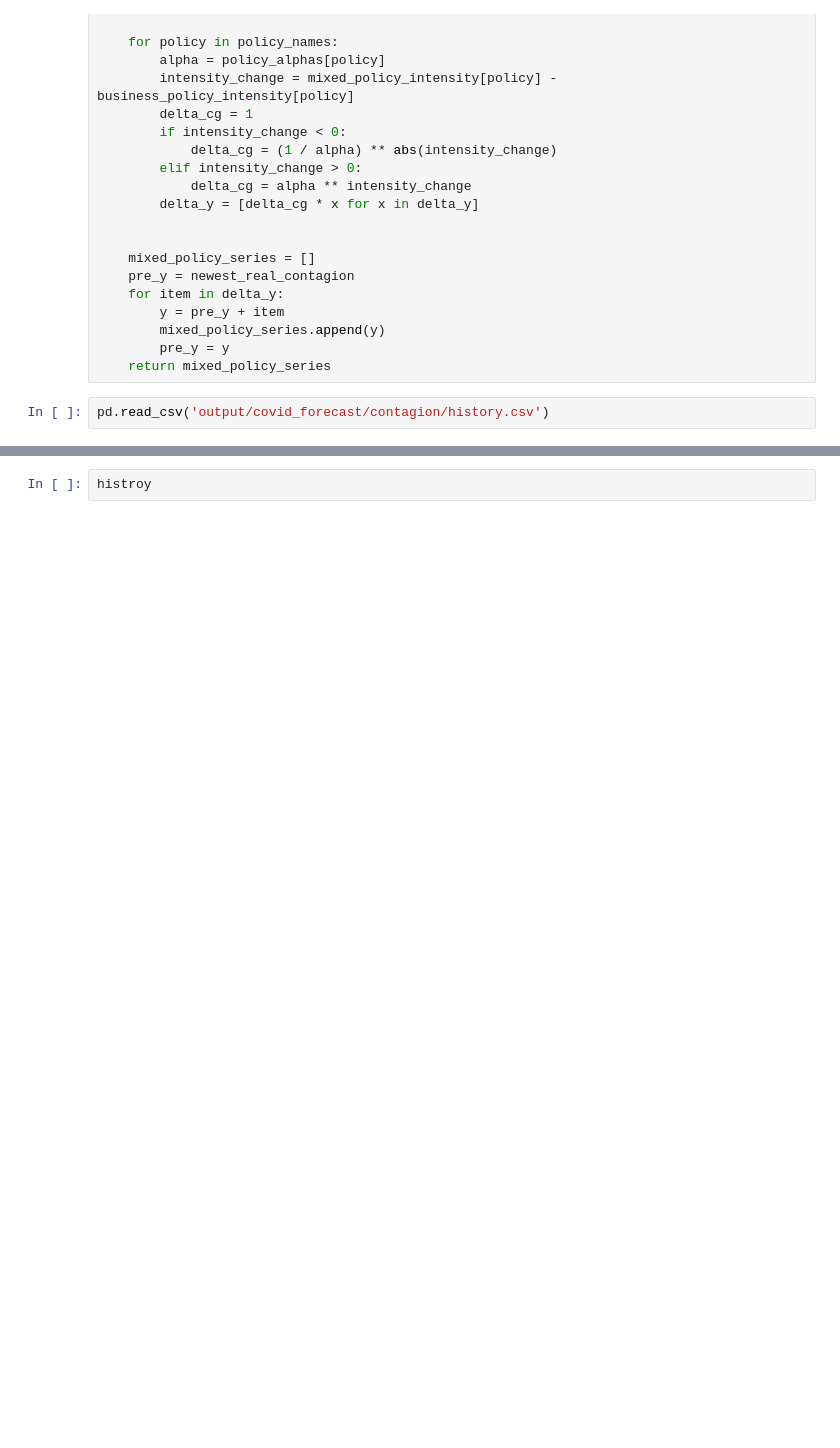
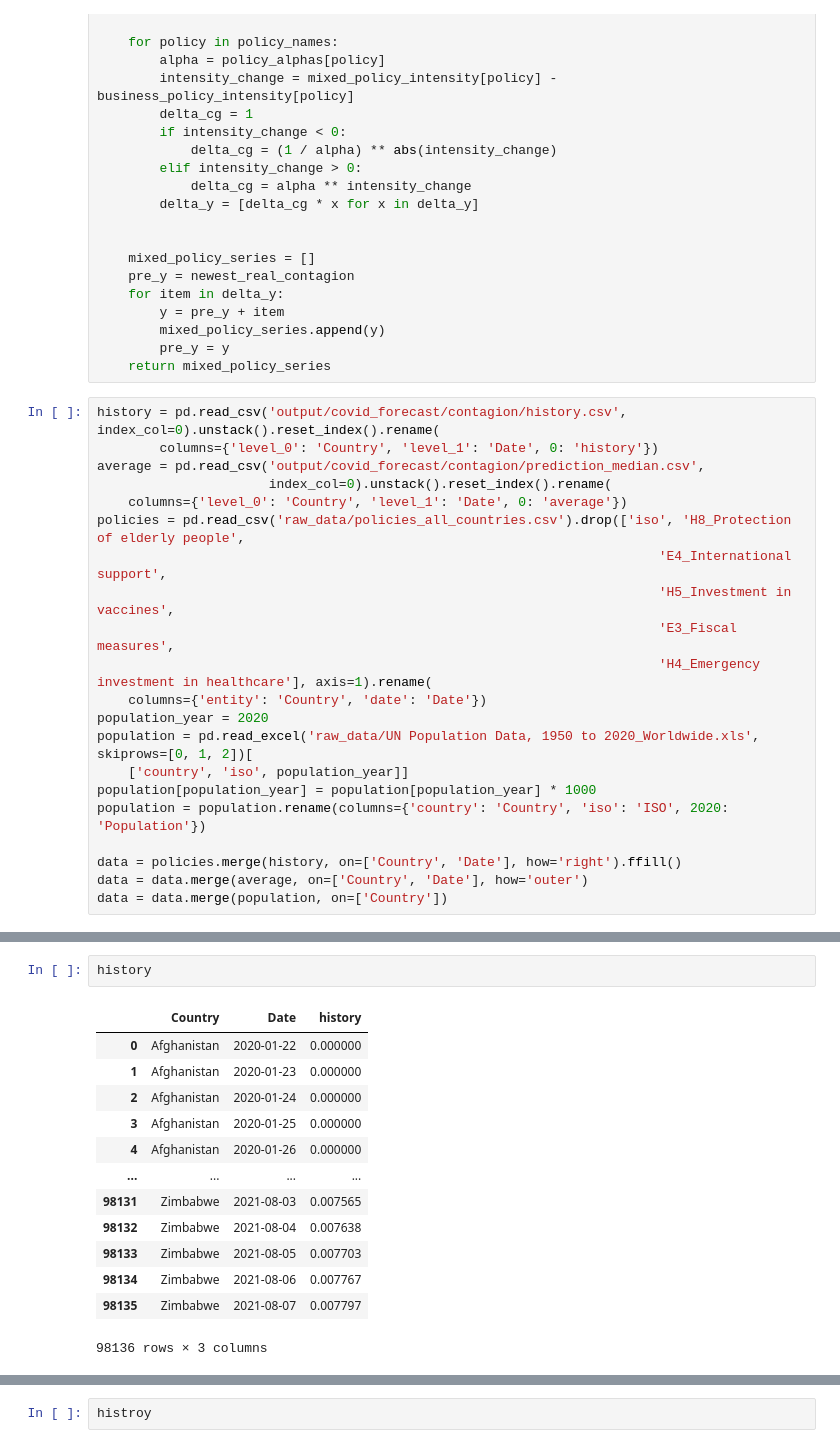
Before and after one commit to Mrzhouqifei/SUSTAIN, a Jupyter notebook: test.ipynb, the cells around one changed output, grey strips where cells are left out. Cells and saved outputs as stored; diff of their text form; blank space fills up the shorter version.

```diff
--- a/test.ipynb
+++ b/test.ipynb
@@ -178,4 +157,23 @@ def mixed_policies_forecast(business_policy_intensity, mixed_policy_intensity,
         pre_y = y
     return mixed_policy_series
 # %%
-pd.read_csv('output/covid_forecast/contagion/history.csv')
+history = pd.read_csv('output/covid_forecast/contagion/history.csv', index_col=0).unstack().reset_index().rename(
+        columns={'level_0': 'Country', 'level_1': 'Date', 0: 'history'})
+average = pd.read_csv('output/covid_forecast/contagion/prediction_median.csv',
+                      index_col=0).unstack().reset_index().rename(
+    columns={'level_0': 'Country', 'level_1': 'Date', 0: 'average'})
+policies = pd.read_csv('raw_data/policies_all_countries.csv').drop(['iso', 'H8_Protection of elderly people',
+                                                                        'E4_International support',
+                                                                        'H5_Investment in vaccines',
+                                                                        'E3_Fiscal measures',
+                                                                        'H4_Emergency investment in healthcare'], axis=1).rename(
+    columns={'entity': 'Country', 'date': 'Date'})
+population_year = 2020
+population = pd.read_excel('raw_data/UN Population Data, 1950 to 2020_Worldwide.xls', skiprows=[0, 1, 2])[
+    ['country', 'iso', population_year]]
+population[population_year] = population[population_year] * 1000
+population = population.rename(columns={'country': 'Country', 'iso': 'ISO', 2020: 'Population'})
+
+data = policies.merge(history, on=['Country', 'Date'], how='right').ffill()
+data = data.merge(average, on=['Country', 'Date'], how='outer')
+data = data.merge(population, on=['Country'])
@@ -196,3 +200,19 @@ pd.read_csv('output/covid_forecast/contagion/history.csv')
+# %%
+history
+# %% [output]
+|  | Country | Date | history |
+| 0 | Afghanistan | 2020-01-22 | 0.000000 |
+| 1 | Afghanistan | 2020-01-23 | 0.000000 |
+| 2 | Afghanistan | 2020-01-24 | 0.000000 |
+| 3 | Afghanistan | 2020-01-25 | 0.000000 |
+| 4 | Afghanistan | 2020-01-26 | 0.000000 |
+| ... | ... | ... | ... |
+| 98131 | Zimbabwe | 2021-08-03 | 0.007565 |
+| 98132 | Zimbabwe | 2021-08-04 | 0.007638 |
+| 98133 | Zimbabwe | 2021-08-05 | 0.007703 |
+| 98134 | Zimbabwe | 2021-08-06 | 0.007767 |
+| 98135 | Zimbabwe | 2021-08-07 | 0.007797 |
+98136 rows × 3 columns
 # %%
 for country in ['Philippines', 'Singapore', 'Mexico']: # 'Mexico', 'Philippines',
     histroy = pd.read_csv('output/covid_forecast/contagion/history.csv', index_col=0)[country]
```
Also changed, not shown: parts of 7 cells of this notebook, 20 other files.
